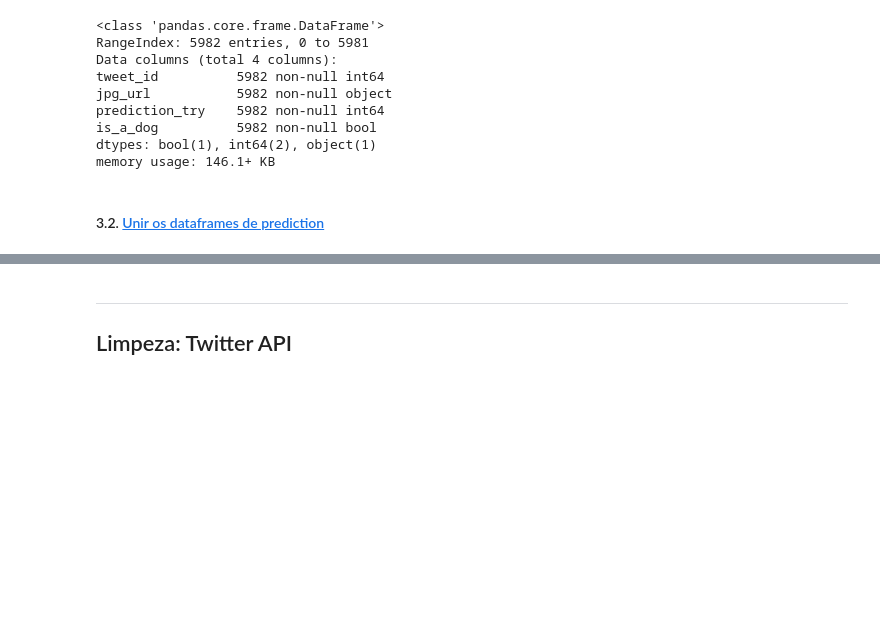
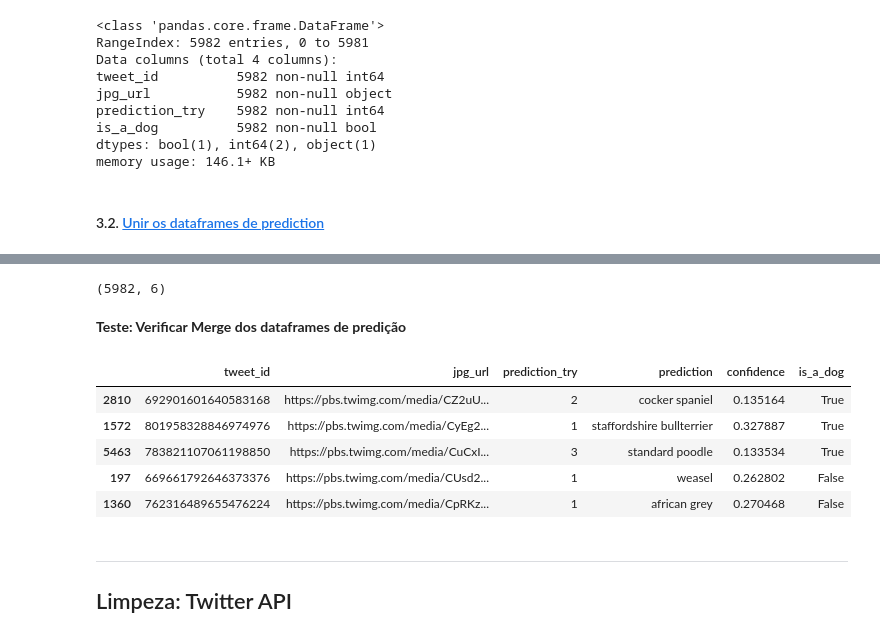
Before and after one commit to vitoralbano/ds-ii-weratedogs, a Jupyter notebook: wrangle_act.ipynb, the cells around one changed output, grey strips where cells are left out. Saved outputs shown, nothing was run; the diff lists cells and outputs as text; code cells hidden in the pictures; blank space fills up the shorter version.

```diff
--- a/wrangle_act.ipynb
+++ b/wrangle_act.ipynb
@@ -1002,7 +1008,7 @@ df_predict_clean.sample(5)
 #### 3.1.1. [`[p1, p2, p3]`, para `prediction_try`](#limpeza:image-prediction:try)
 # %%
 # Organizando as variáveis de tentativa de predição e seu palpite
-df_predict_guess = pd.melt(df_predict_clean,
+df_predict_try = pd.melt(df_predict_clean,
         id_vars=['tweet_id', 'jpg_url'],
         value_vars=['p1', 'p2', 'p3'],
         var_name=['prediction_try'],
@@ -1140,3 +1139,3 @@ predictions = [
 # %%
 # Merge
-df_predict_clean = pd.merge(prediction)
+df_predict_clean = pd.merge(df_predict_try, df_predict_conf, how='left', on=['tweet_id', 'jpg_url', 'prediction_try'])
@@ -1143,3 +1155,20 @@ df_predict_clean = pd.merge(prediction)
+# %%
+df_predict_clean = pd.merge(df_predict_clean, df_predict_dog, how='left', on=['tweet_id', 'jpg_url', 'prediction_try'])
+# %%
+df_predict_clean.shape
+# %% [output]
+(5982, 6)
+# %% [markdown]
+**Teste: Verificar Merge dos dataframes de predição**
+# %%
+df_predict_clean.sample(5)
+# %% [output]
+|  | tweet_id | jpg_url | prediction_try | prediction | confidence | is_a_dog |
+| 2810 | 692901601640583168 | https://pbs.twimg.com/media/CZ2uU... | 2 | cocker spaniel | 0.135164 | True |
+| 1572 | 801958328846974976 | https://pbs.twimg.com/media/CyEg2... | 1 | staffordshire bullterrier | 0.327887 | True |
+| 5463 | 783821107061198850 | https://pbs.twimg.com/media/CuCxI... | 3 | standard poodle | 0.133534 | True |
+| 197 | 669661792646373376 | https://pbs.twimg.com/media/CUsd2... | 1 | weasel | 0.262802 | False |
+| 1360 | 762316489655476224 | https://pbs.twimg.com/media/CpRKz... | 1 | african grey | 0.270468 | False |
 # %% [markdown]
 ------
 <a id="limpeza:twitter-api"></a>
```
Also changed, not shown: parts of 45 cells of this notebook.
